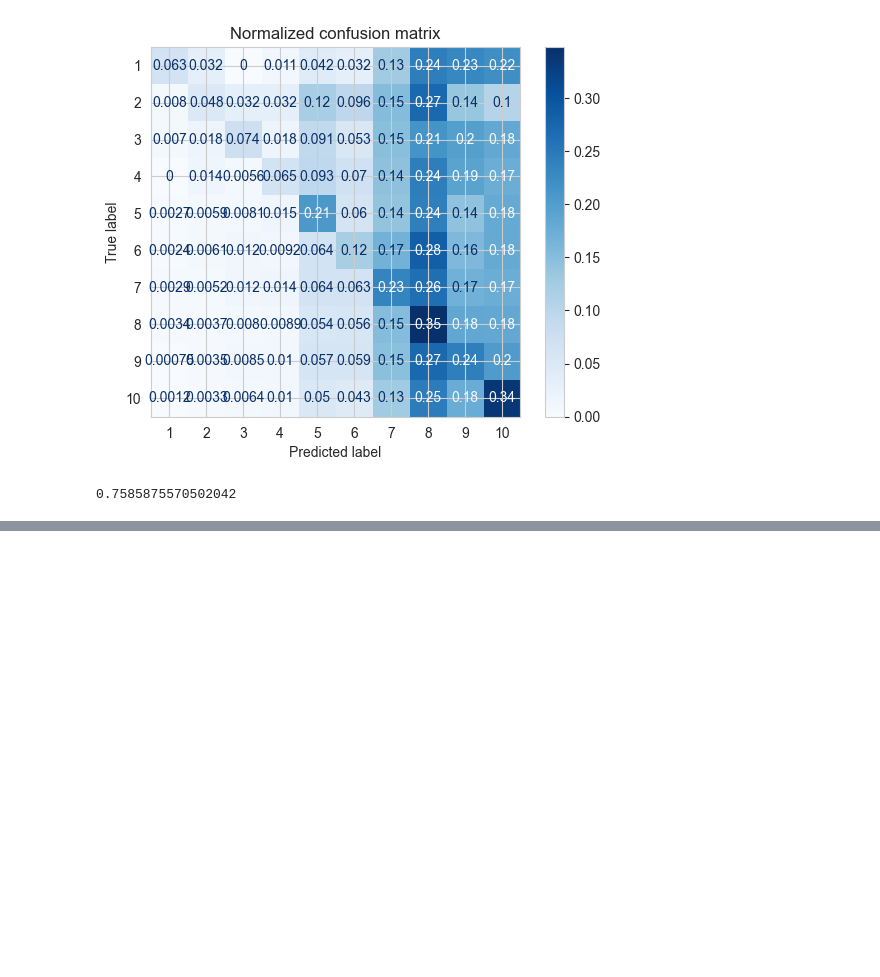
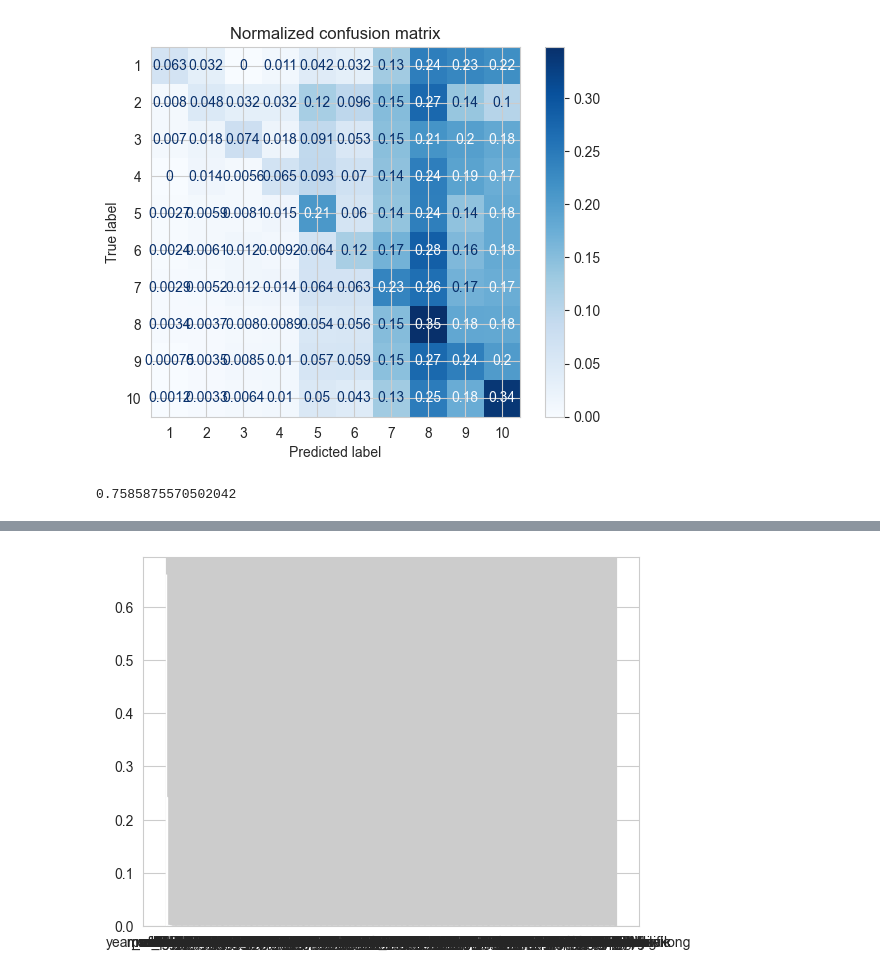
Before and after one commit to fichtnerma/Recommender, a Jupyter notebook: rf-bookCrossing4.ipynb, the cells around one changed output, grey strips where cells are left out. Drawn from its saved outputs; the diff is of its cells as text; code cells hidden in the pictures; blank space fills up the shorter version.

```diff
--- a/rf-bookCrossing4.ipynb
+++ b/rf-bookCrossing4.ipynb
@@ -333,3 +334,9 @@ pd.DataFrame({'Feature_names':X.columns,'Importances':rfc.feature_importances_})
 | 822 | tn | 0.000000 |
 | 823 | town of bali | 0.000014 |
 824 rows × 2 columns
+# %%
+feature_importance = feature_importance.sort_values(by='Importances',ascending=False)
+plt.bar(feature_importance['Feature_names'],feature_importance['Importances'])
+plt.show()
+# %% [output]
+[figure, added]
```
Also changed, not shown: parts of 1 cell of this notebook.
